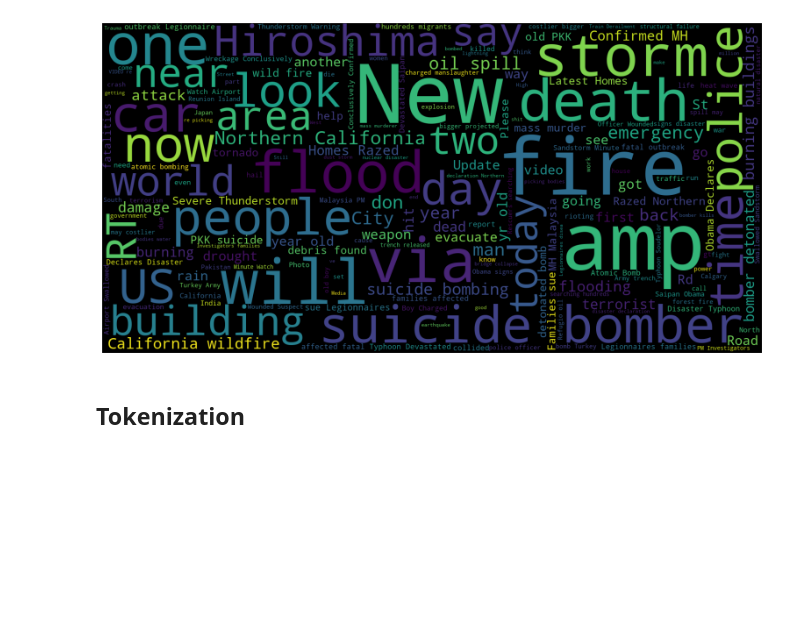
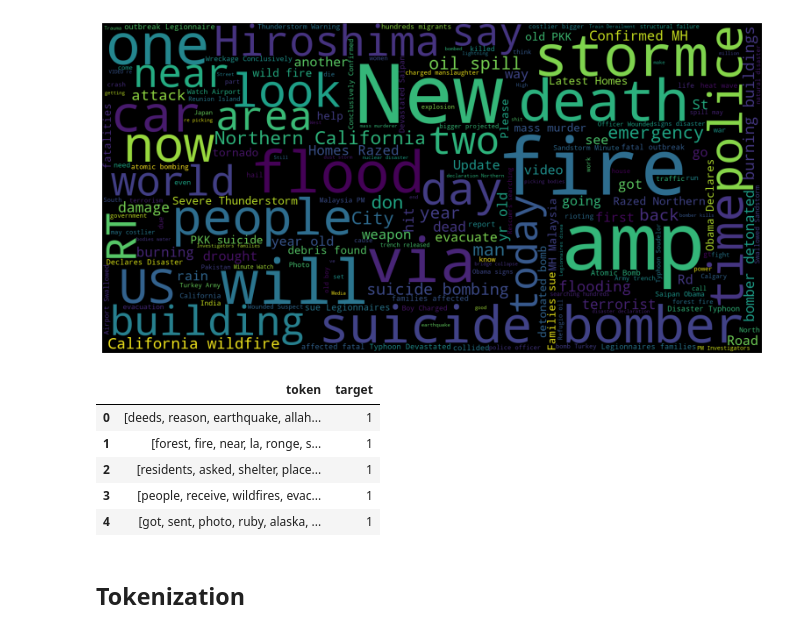
Before and after one commit to XaviJunior/SBB, a Jupyter notebook: project_2/Code/Team_SBB_project_2_Tarik.ipynb, the cells around one changed output. Saved outputs shown, nothing was run; the diff lists cells and outputs as text; code cells hidden in the pictures; blank space fills up the shorter version.

```diff
--- a/project_2/Code/Team_SBB_project_2_Tarik.ipynb
+++ b/project_2/Code/Team_SBB_project_2_Tarik.ipynb
@@ -125,6 +125,19 @@ plt.axis("off")
 plt.show()
 # %% [output]
 [figure]
+# %%
+columns = ["token","target"]
+df_token = pd.DataFrame(columns=columns)
+df_token["token"]=df["text"].apply(tokenizer)
+df_token["target"]=df["target"]
+df_token.head()
+# %% [output]
+|  | token | target |
+| 0 | [deeds, reason, earthquake, allah... | 1 |
+| 1 | [forest, fire, near, la, ronge, s... | 1 |
+| 2 | [residents, asked, shelter, place... | 1 |
+| 3 | [people, receive, wildfires, evac... | 1 |
+| 4 | [got, sent, photo, ruby, alaska, ... | 1 |
 # %% [markdown]
 ## Tokenization
 # %%
```
Also changed, not shown: parts of 1 cell of this notebook.
